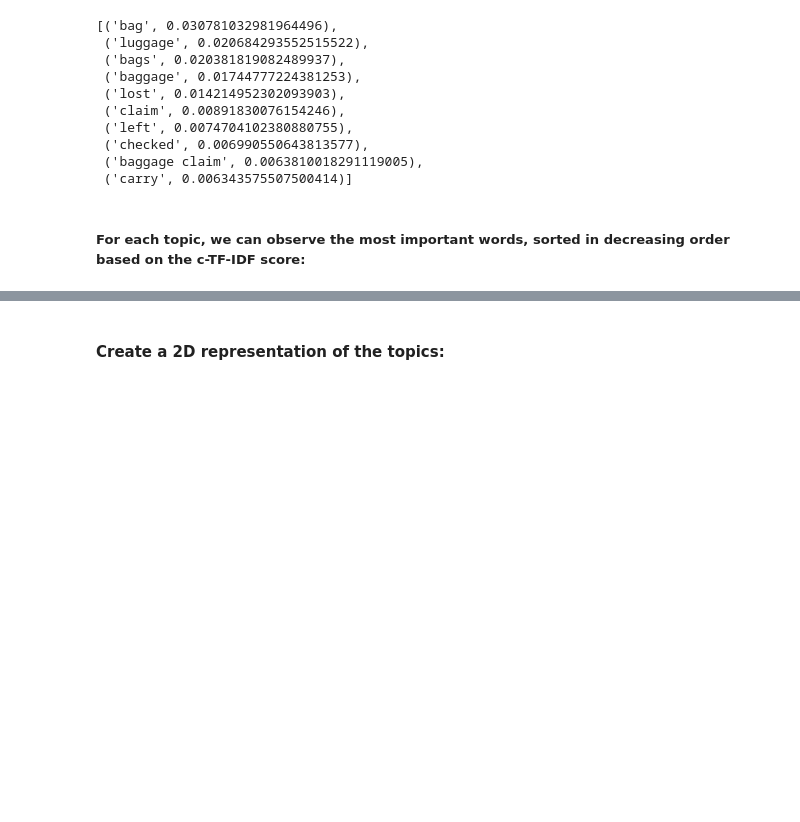
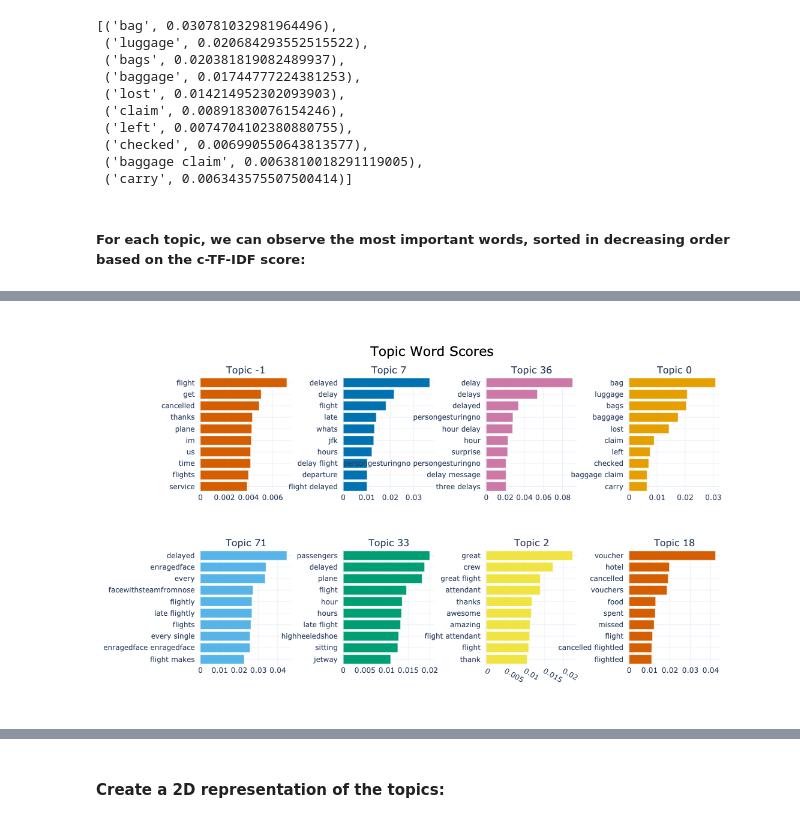
Before and after one commit to gs354/twitter_american_airlines, a Jupyter notebook: notebooks/BERTopic_mpnet.ipynb, the cells around one changed output, grey strips where cells are left out. Saved outputs shown, nothing was run; the diff lists cells and outputs as text; code cells hidden in the pictures; blank space fills up the shorter version.

```diff
--- a/notebooks/BERTopic_mpnet.ipynb
+++ b/notebooks/BERTopic_mpnet.ipynb
@@ -179,0 +228,7 @@ barchart.show()
+# %%
+barchart = bertmodel_mpnet.visualize_barchart(
+    width=280, height=330, topics=[-1, 7, 36, 0, 71, 33, 2, 18], n_words=10
+)
+barchart.show()
+# %% [output]
+[figure, added]
```
Also changed, not shown: parts of 33 cells of this notebook, 1 other file.
